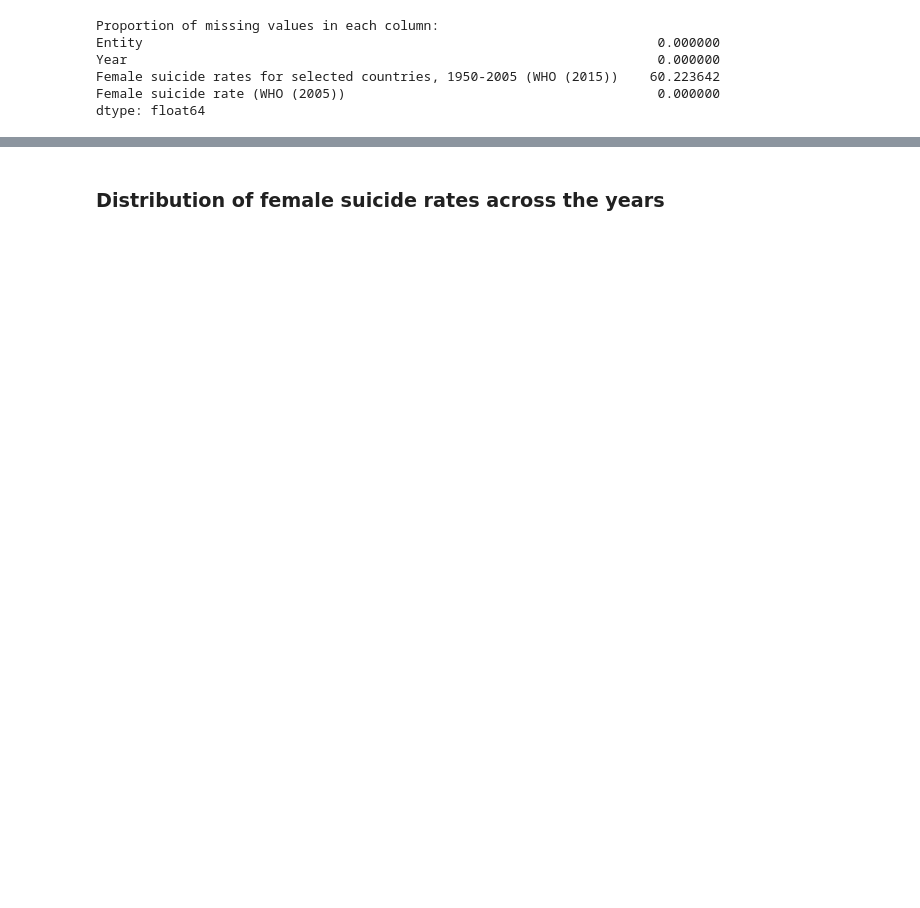
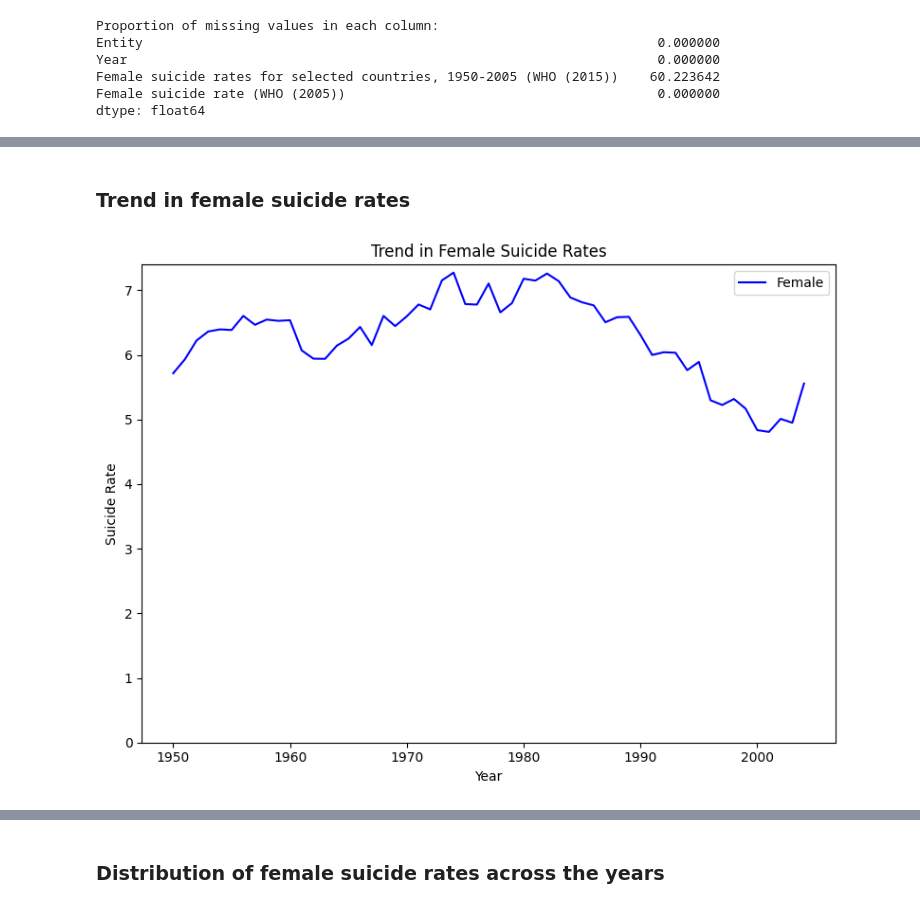
Before and after one commit to NazraJN/Suicide_rates, a Jupyter notebook: Suicide_rates_analysis.ipynb, the cells around one changed output, grey strips where cells are left out. Saved outputs shown, nothing was run; the diff lists cells and outputs as text; code cells hidden in the pictures; blank space fills up the shorter version.

```diff
--- a/Suicide_rates_analysis.ipynb
+++ b/Suicide_rates_analysis.ipynb
@@ -179,0 +394,21 @@ female_suicide_rates.drop('Year', axis=1).describe()
+# %% [markdown]
+### Trend in female suicide rates
+# %%
+# Group data by year and calculate mean suicide rates for women
+female_suicide_rates_by_year = suicide_rates.groupby('Year')['Female suicide rate (WHO (2005))'].mean()
+
+# Plot both trend lines on the same graph
+plt.figure(figsize=(8, 6))
+plt.plot(female_suicide_rates_by_year.index, female_suicide_rates_by_year, color='blue', label='Female')
+plt.title('Trend in Female Suicide Rates')
+plt.xlabel('Year')
+plt.ylabel('Suicide Rate')
+plt.legend()
+
+# Set the y-axis to start from 0
+plt.ylim(0)
+
+plt.tight_layout()
+plt.show()
+# %% [output]
+[figure, added]
```
Also changed, not shown: parts of 140 cells of this notebook.
